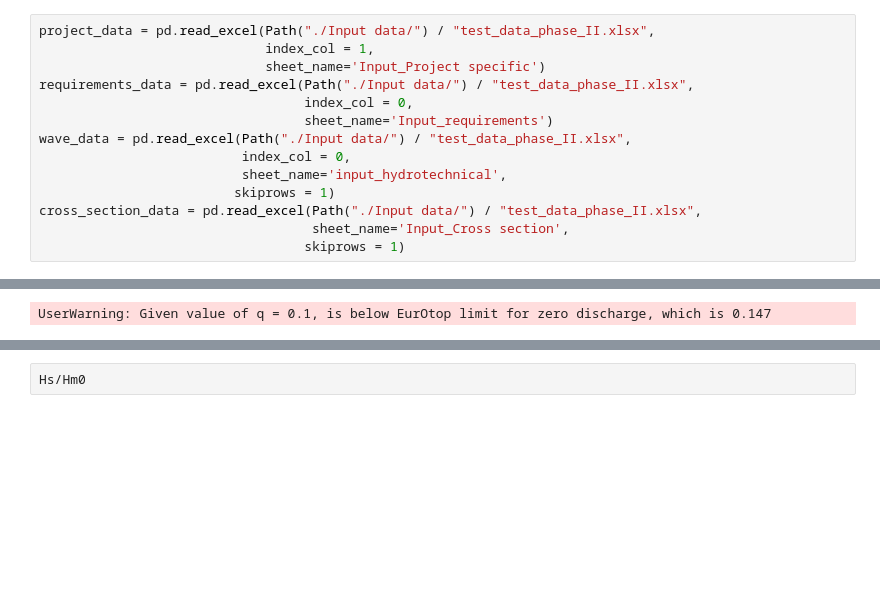
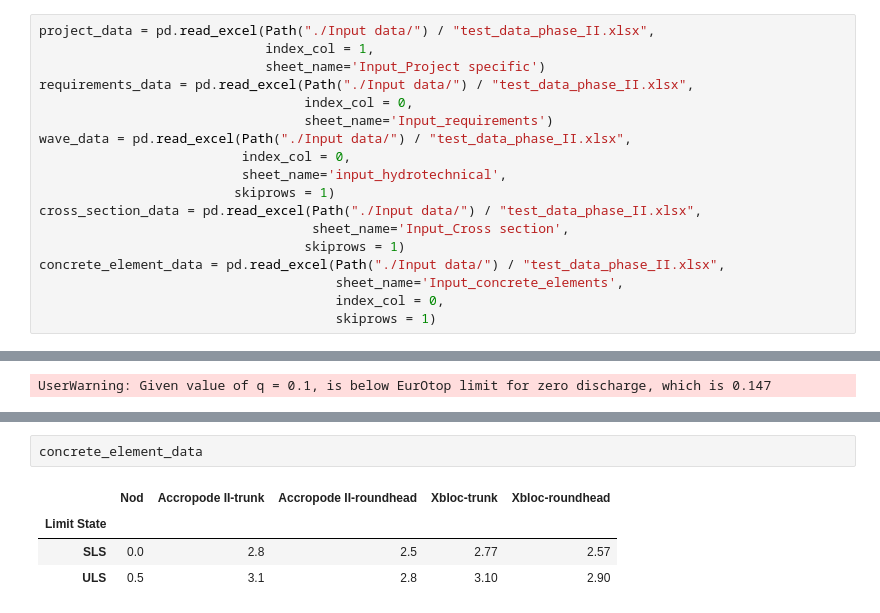
Before and after one commit to Sander-w/breakwater, a Jupyter notebook: Notebooks/Constanta Phase III/Constanta Phase III load data.ipynb, the cells around one changed output, grey strips where cells are left out. Saved outputs shown, nothing was run; the diff lists cells and outputs as text; blank space fills up the shorter version.

```diff
--- a/Notebooks/Constanta Phase III/Constanta Phase III load data.ipynb
+++ b/Notebooks/Constanta Phase III/Constanta Phase III load data.ipynb
@@ -20,6 +23,10 @@ wave_data = pd.read_excel(Path("./Input data/") / "test_data_phase_II.xlsx",
 cross_section_data = pd.read_excel(Path("./Input data/") / "test_data_phase_II.xlsx",
                                    sheet_name='Input_Cross section',
                                   skiprows = 1)
+concrete_element_data = pd.read_excel(Path("./Input data/") / "test_data_phase_II.xlsx",
+                                      sheet_name='Input_concrete_elements',
+                                      index_col = 0,
+                                      skiprows = 1)
 # %%
 project_data
 # %% [output]
@@ -274,2 +317,7 @@ h/Hs (<3) : 3.169642857142857
 # %%
-Hs/Hm0
+concrete_element_data
+# %% [output]
+|  | Nod | Accropode II-trunk | Accropode II-roundhead | Xbloc-trunk | Xbloc-roundhead |
+| Limit State |  |  |  |  |  |
+| SLS | 0.0 | 2.8 | 2.5 | 2.77 | 2.57 |
+| ULS | 0.5 | 3.1 | 2.8 | 3.10 | 2.90 |
```
Also changed, not shown: parts of 8 cells of this notebook, 5 other files.
